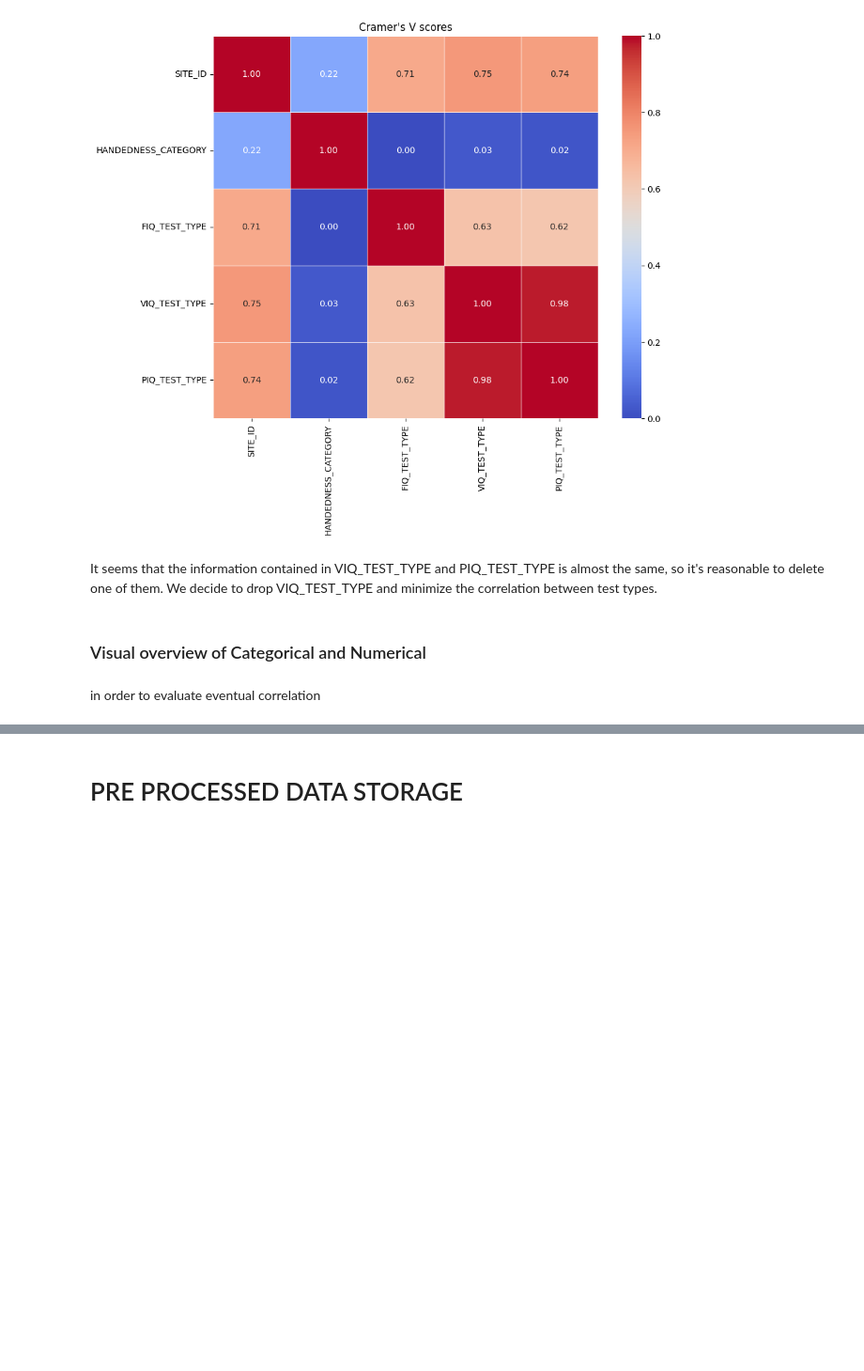
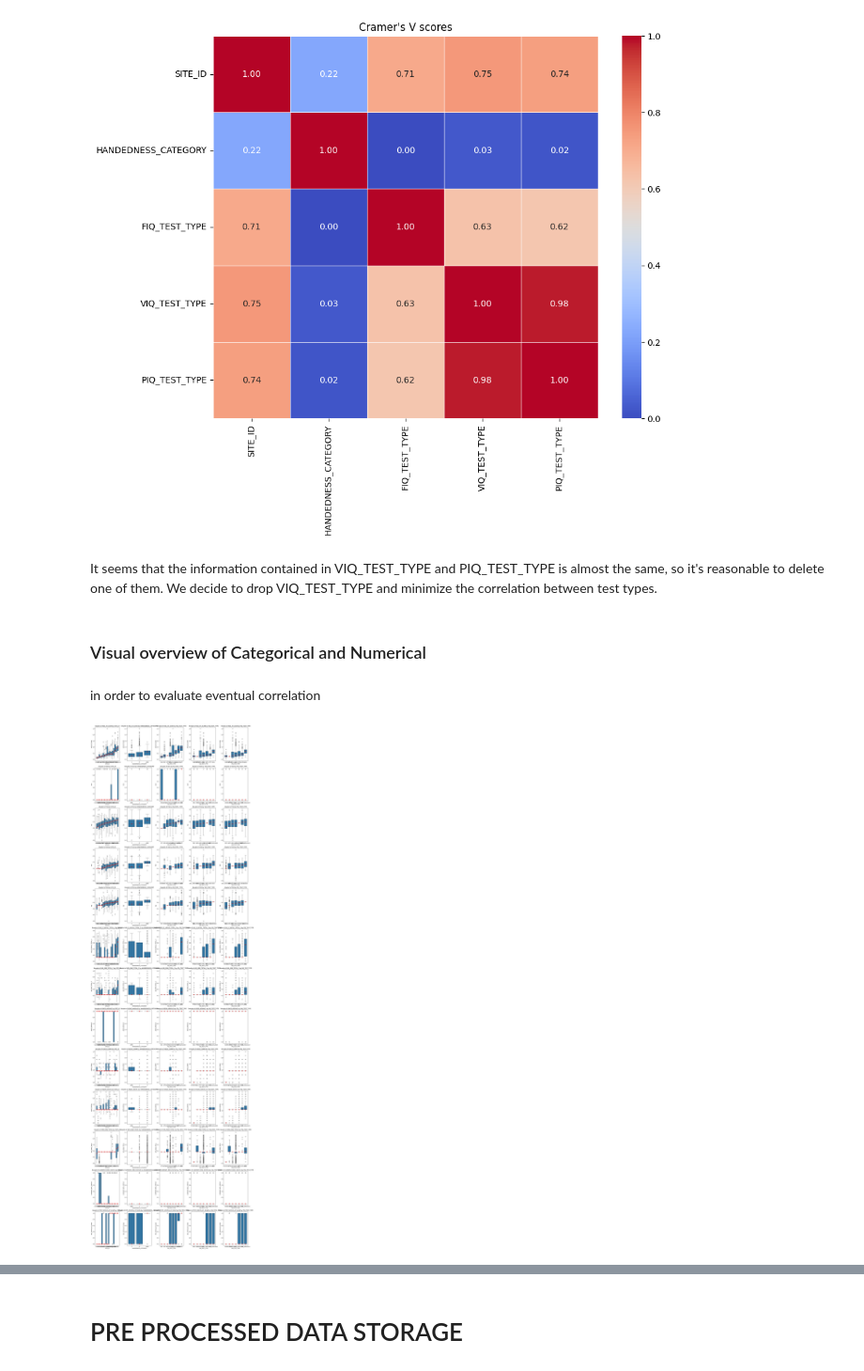
Before and after one commit to AuraNatale/AutismDataMining, a Jupyter notebook: Source Code/data_exploration.ipynb, the cells around one changed output, grey strips where cells are left out. Shown at 94% size. Saved outputs shown, nothing was run; the diff lists cells and outputs as text; code cells hidden in the pictures; blank space fills up the shorter version.

Commit message:
Improvement in boxplots visualization

```diff
--- a/Source Code/data_exploration.ipynb
+++ b/Source Code/data_exploration.ipynb
@@ -1092,4 +1092,44 @@ It seems that the information contained in VIQ_TEST_TYPE and PIQ_TEST_TYPE is al
 ### Visual overview of Categorical and Numerical
 # %% [markdown]
 in order to evaluate eventual correlation
+# %%
+numeric_columns, categorical_columns, ASD_phenotypic_normalized = of.select_columns(ASD_phenotypic_normalized)
+
+# Number of plots per row
+plots_per_row = 5
+num_plots = len(numeric_columns) * len(categorical_columns)
+num_rows = (num_plots + plots_per_row - 1) // plots_per_row  # Calculate the number of rows needed
+
+fig, axes = plt.subplots(num_rows, plots_per_row, figsize=(20, num_rows * 5))
+
+# Flatten axes for easy iteration
+axes = axes.flatten()
+
+plot_idx = 0
+for numeric_col in numeric_columns:
+    for cat_col in categorical_columns:
+        ax = axes[plot_idx]
+
+        sns.boxplot(x=cat_col, y=numeric_col, data=ASD_phenotypic_normalized,
+                    order=ASD_phenotypic_normalized.groupby(cat_col, observed=False)[numeric_col].median().sort_values().index, ax=ax)
+
+        # Highlight the median in red
+        median = ASD_phenotypic_normalized.groupby(cat_col, observed=False)[numeric_col].median().sort_values()
+        for i in range(len(median)):
+            ax.plot(i, median.iloc[i], 'ro')
+
+        ax.set_title(f'Boxplot of {numeric_col} by {cat_col}')
+        ax.set_xlabel(cat_col)
+        ax.set_ylabel(numeric_col)
+
+        plot_idx += 1
+
+# Remove any empty subplots
+for i in range(plot_idx, len(axes)):
+    fig.delaxes(axes[i])
+
+plt.tight_layout()
+plt.show()
+# %% [output]
+[figure, added]
 # %%
```
Also changed, not shown: parts of 2 cells of this notebook.
